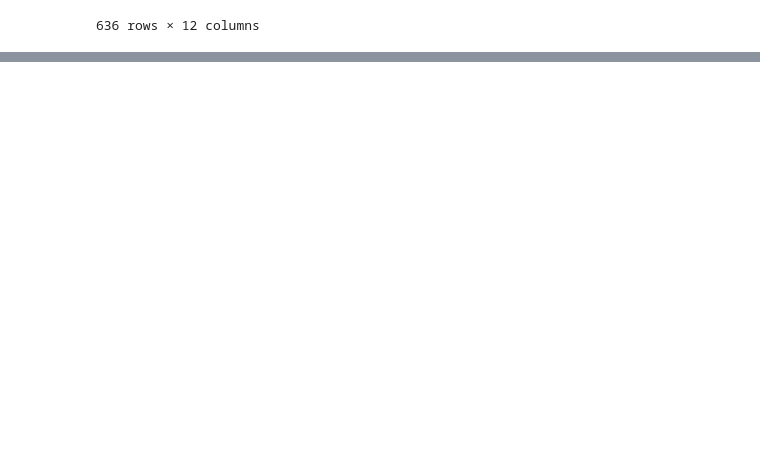
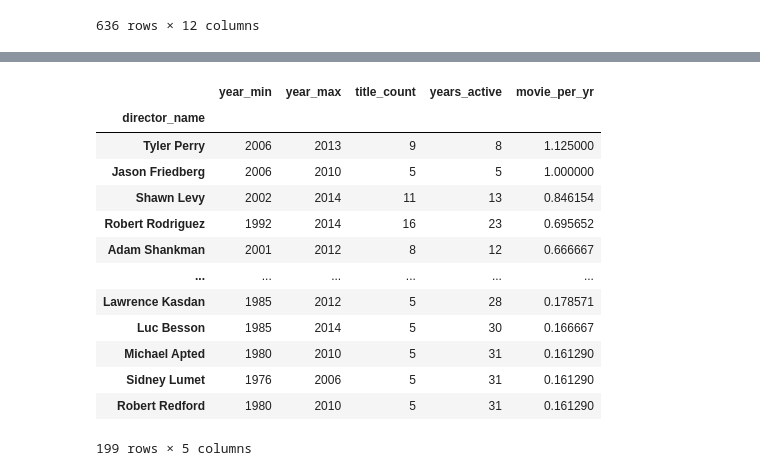
Before and after one commit to adityajain2407/DAV-1-Feb23-Tue, a Jupyter notebook: 08_pandas_3.ipynb, the cells around one changed output, grey strips where cells are left out. Drawn from its saved outputs; the diff is of its cells as text; code cells hidden in the pictures; blank space fills up the shorter version.

```diff
--- a/08_pandas_3.ipynb
+++ b/08_pandas_3.ipynb
@@ -462,0 +677,7 @@ data.groupby("director_name").filter( lambda x: x["budget"].max() > 100000000)
+# %%
+data_agg = data.groupby("director_name")[ ["year" , "title"]].aggregate(
+year_min = ('year', 'min'),
+year_max = ('year' , 'max'),
+title_count = ('title', 'count')
+
+)
@@ -462,0 +710,2 @@ data.groupby("director_name").filter( lambda x: x["budget"].max() > 100000000)
+# %%
+data_agg["years_active"] = data_agg["year_max"] - data_agg["year_min"]  + 1
@@ -462,0 +722,2 @@ data.groupby("director_name").filter( lambda x: x["budget"].max() > 100000000)
+# %%
+data_agg["movie_per_yr"] = data_agg["title_count"]/data_agg["years_active"]
@@ -462,0 +745,17 @@ data.groupby("director_name").filter( lambda x: x["budget"].max() > 100000000)
+# %%
+data_agg.sort_values("movie_per_yr", ascending = False)
+# %% [output]
+|  | year_min | year_max | title_count | years_active | movie_per_yr |
+| director_name |  |  |  |  |  |
+| Tyler Perry | 2006 | 2013 | 9 | 8 | 1.125000 |
+| Jason Friedberg | 2006 | 2010 | 5 | 5 | 1.000000 |
+| Shawn Levy | 2002 | 2014 | 11 | 13 | 0.846154 |
+| Robert Rodriguez | 1992 | 2014 | 16 | 23 | 0.695652 |
+| Adam Shankman | 2001 | 2012 | 8 | 12 | 0.666667 |
+| ... | ... | ... | ... | ... | ... |
+| Lawrence Kasdan | 1985 | 2012 | 5 | 28 | 0.178571 |
+| Luc Besson | 1985 | 2014 | 5 | 30 | 0.166667 |
+| Michael Apted | 1980 | 2010 | 5 | 31 | 0.161290 |
+| Sidney Lumet | 1976 | 2006 | 5 | 31 | 0.161290 |
+| Robert Redford | 1980 | 2010 | 5 | 31 | 0.161290 |
+199 rows × 5 columns
```
Also changed, not shown: parts of 29 cells of this notebook.
